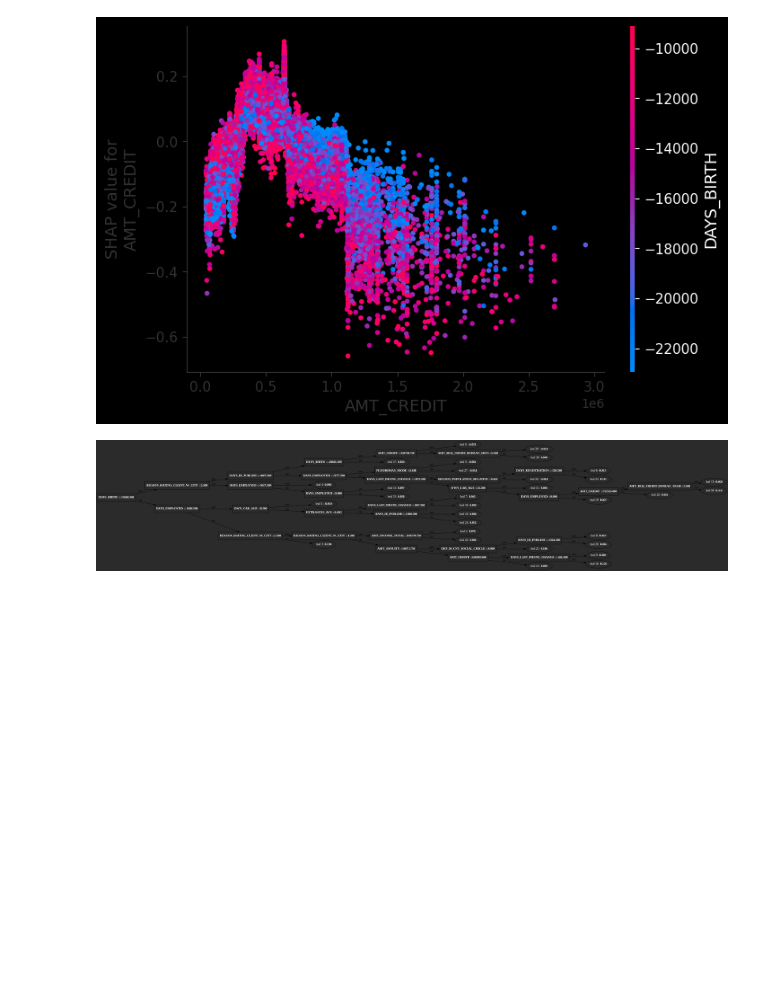
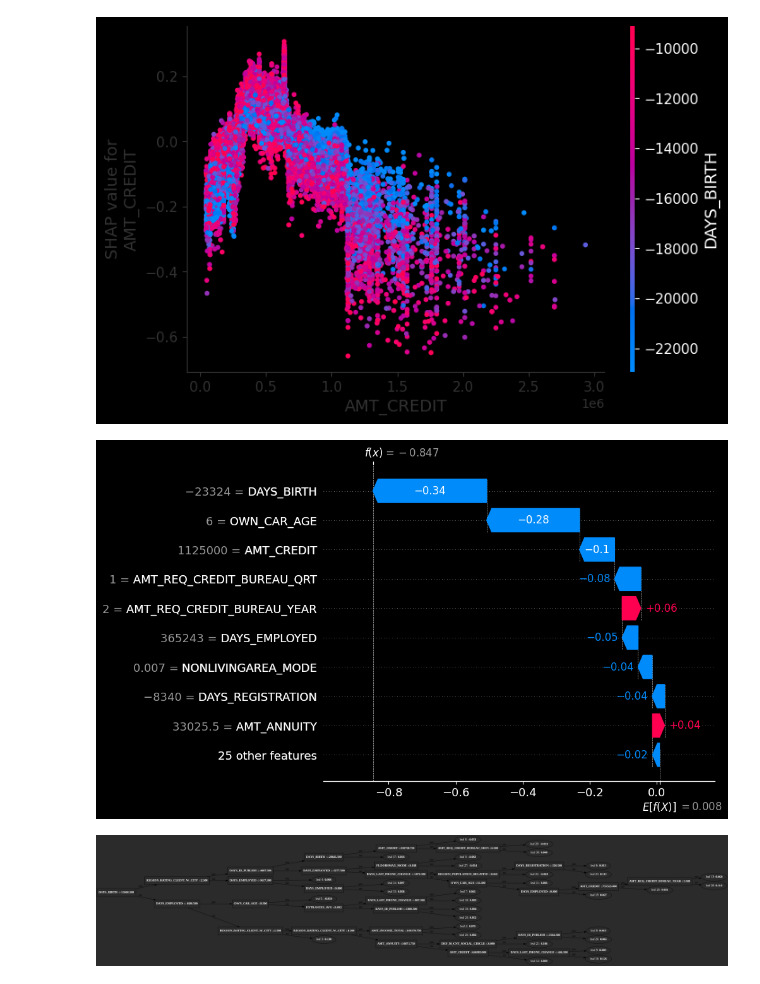
Before and after one commit to metacount/Machine_learning, a Jupyter notebook: EDA_tools.ipynb, the cells around one changed output. Drawn from its saved outputs; the diff is of its cells as text; code cells hidden in the pictures; blank space fills up the shorter version.

```diff
--- a/EDA_tools.ipynb
+++ b/EDA_tools.ipynb
@@ -194,6 +210,10 @@ for name in X.columns[:3]:
 [figure]
 [figure]
 [figure]
+# %%
+shap.plots.waterfall(shap_values[0])
+# %% [output]
+[figure, added]
 # %%
 ml.graph_tree(clf,[0])
 # %% [output]
```
Also changed, not shown: parts of 6 cells of this notebook.
